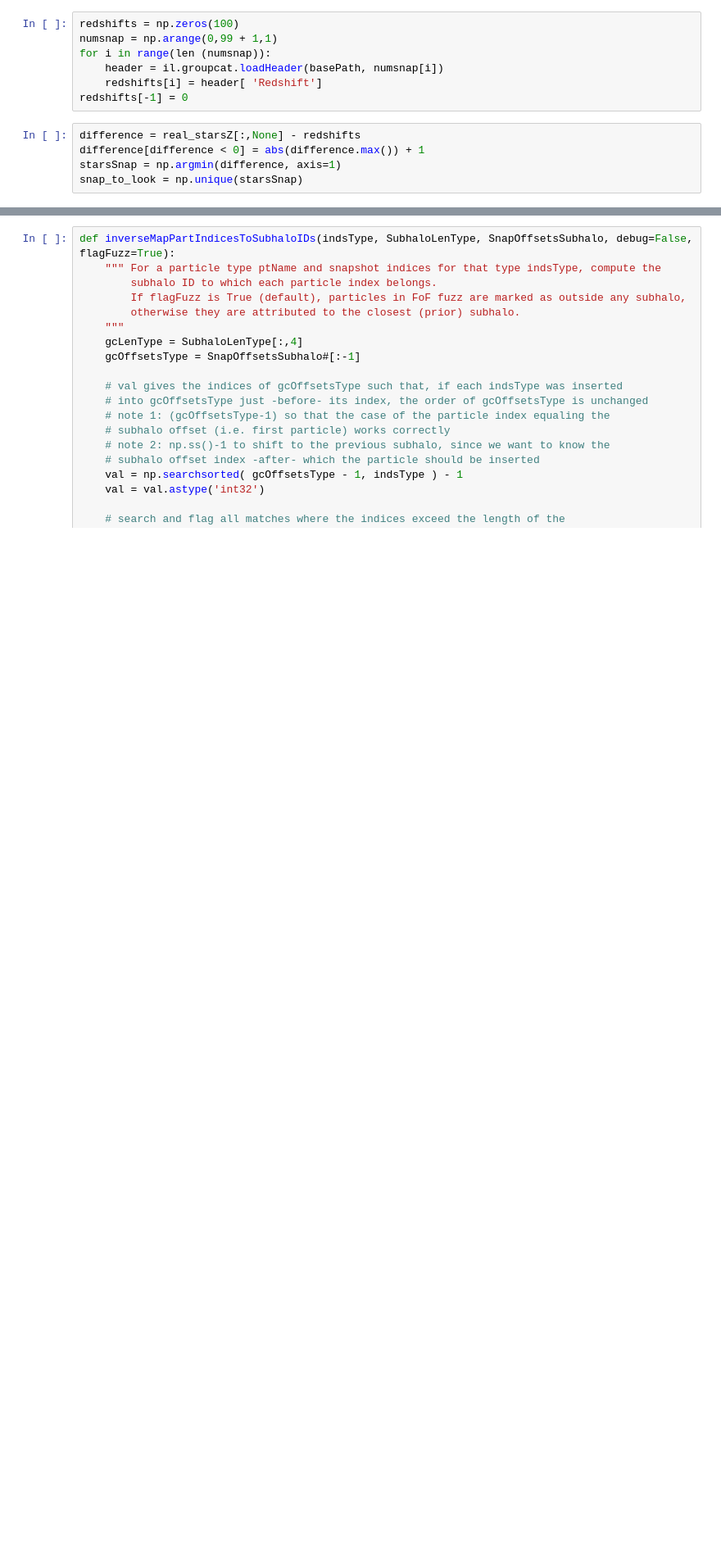
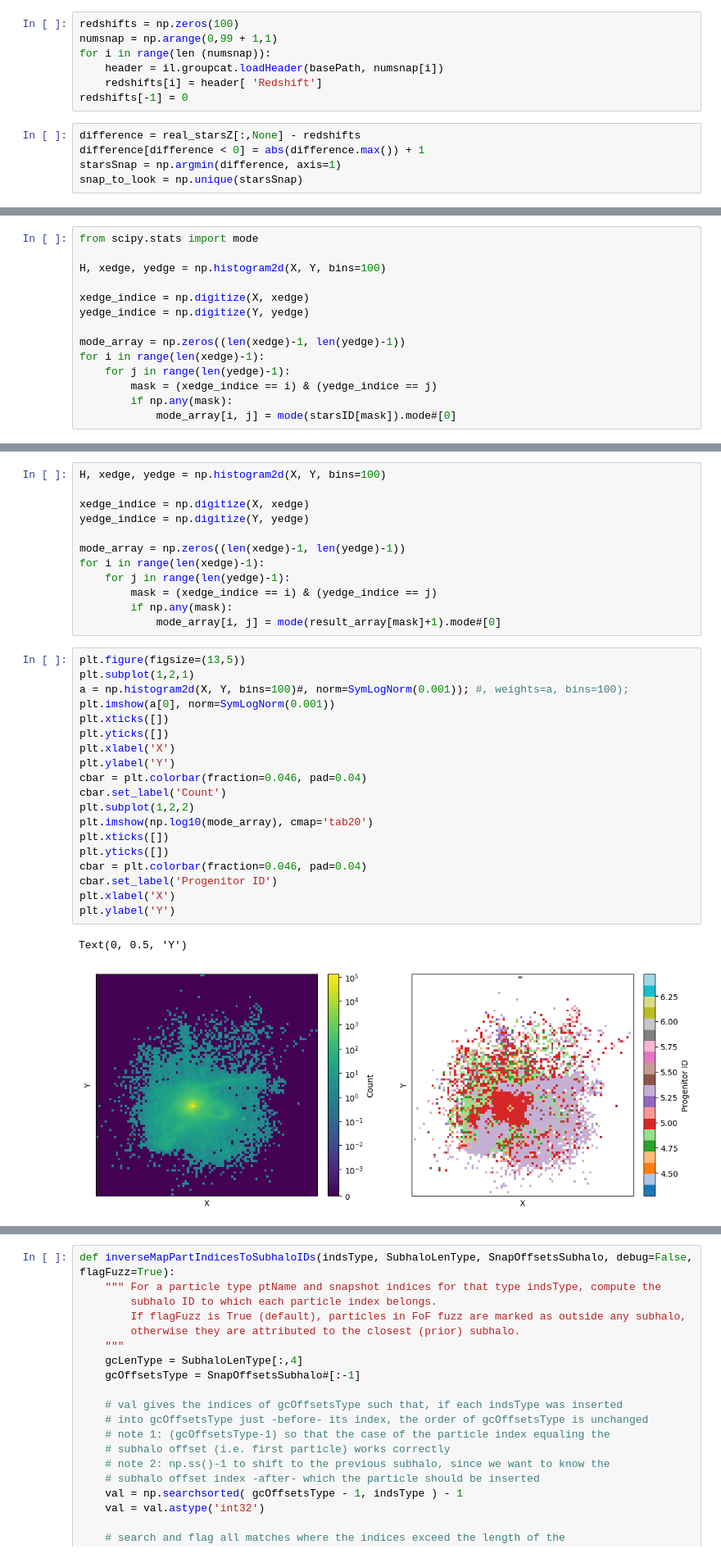
Before and after one commit to David-Chemaly/Stream_Finder, a Jupyter notebook: IllustrisHub.ipynb, the cells around one changed output, grey strips where cells are left out. Shown at 82% size. Cells and saved outputs as stored; diff of their text form; blank space fills up the shorter version.

```diff
--- a/IllustrisHub.ipynb
+++ b/IllustrisHub.ipynb
@@ -46,0 +203,14 @@ snap_to_look = np.unique(starsSnap)
+# %%
+from scipy.stats import mode
+
+H, xedge, yedge = np.histogram2d(X, Y, bins=100)
+
+xedge_indice = np.digitize(X, xedge)
+yedge_indice = np.digitize(Y, yedge)
+
+mode_array = np.zeros((len(xedge)-1, len(yedge)-1))
+for i in range(len(xedge)-1):
+    for j in range(len(yedge)-1):
+        mask = (xedge_indice == i) & (yedge_indice == j)
+        if np.any(mask):
+            mode_array[i, j] = mode(starsID[mask]).mode#[0]
@@ -46,0 +221,34 @@ snap_to_look = np.unique(starsSnap)
+# %%
+H, xedge, yedge = np.histogram2d(X, Y, bins=100)
+
+xedge_indice = np.digitize(X, xedge)
+yedge_indice = np.digitize(Y, yedge)
+
+mode_array = np.zeros((len(xedge)-1, len(yedge)-1))
+for i in range(len(xedge)-1):
+    for j in range(len(yedge)-1):
+        mask = (xedge_indice == i) & (yedge_indice == j)
+        if np.any(mask):
+            mode_array[i, j] = mode(result_array[mask]+1).mode#[0]
+# %%
+plt.figure(figsize=(13,5))
+plt.subplot(1,2,1)
+a = np.histogram2d(X, Y, bins=100)#, norm=SymLogNorm(0.001)); #, weights=a, bins=100);
+plt.imshow(a[0], norm=SymLogNorm(0.001))
+plt.xticks([])
+plt.yticks([])
+plt.xlabel('X')
+plt.ylabel('Y')
+cbar = plt.colorbar(fraction=0.046, pad=0.04)
+cbar.set_label('Count')
+plt.subplot(1,2,2)
+plt.imshow(np.log10(mode_array), cmap='tab20')
+plt.xticks([])
+plt.yticks([])
+cbar = plt.colorbar(fraction=0.046, pad=0.04)
+cbar.set_label('Progenitor ID')
+plt.xlabel('X')
+plt.ylabel('Y')
+# %% [output]
+Text(0, 0.5, 'Y')
+[figure, added]
```
Also changed, not shown: parts of 47 cells of this notebook.
